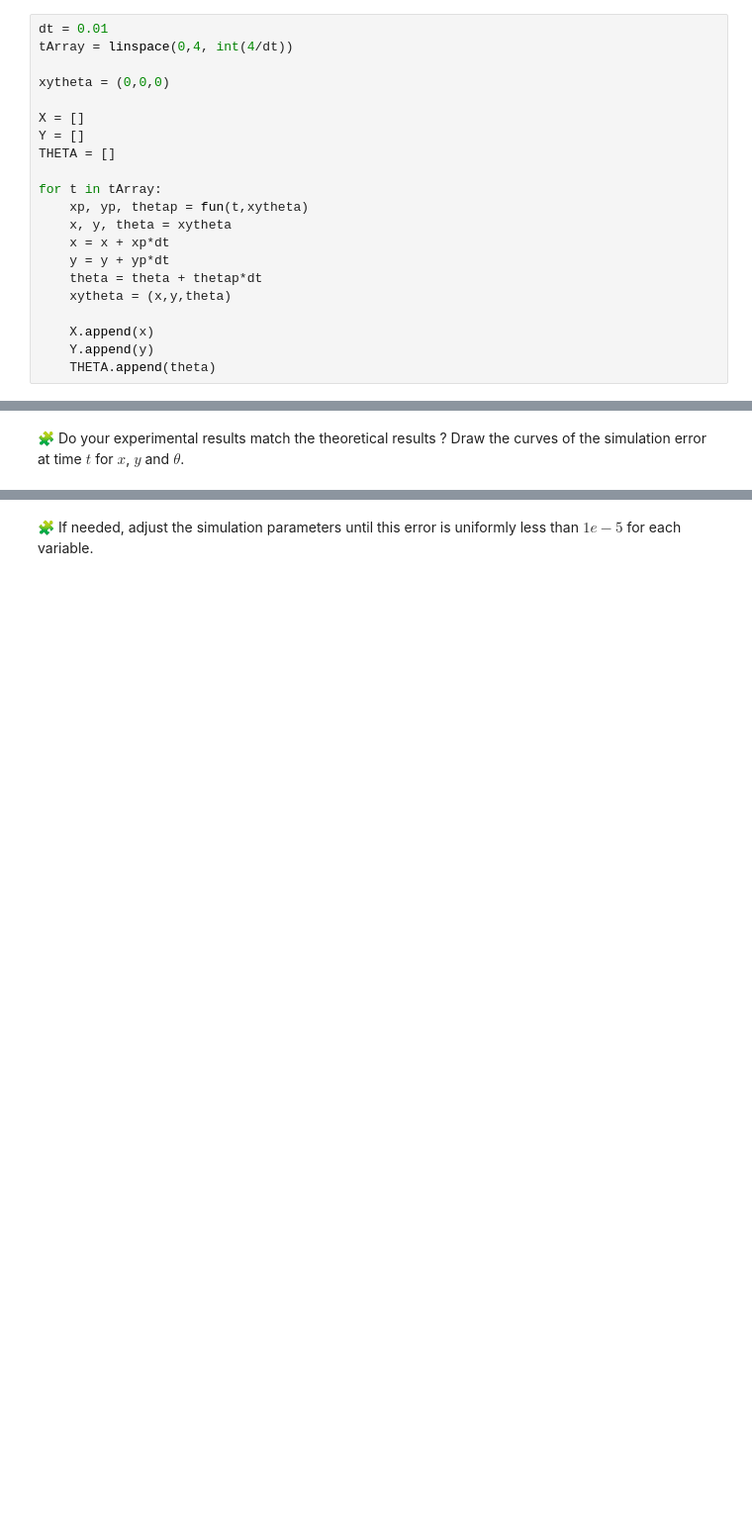
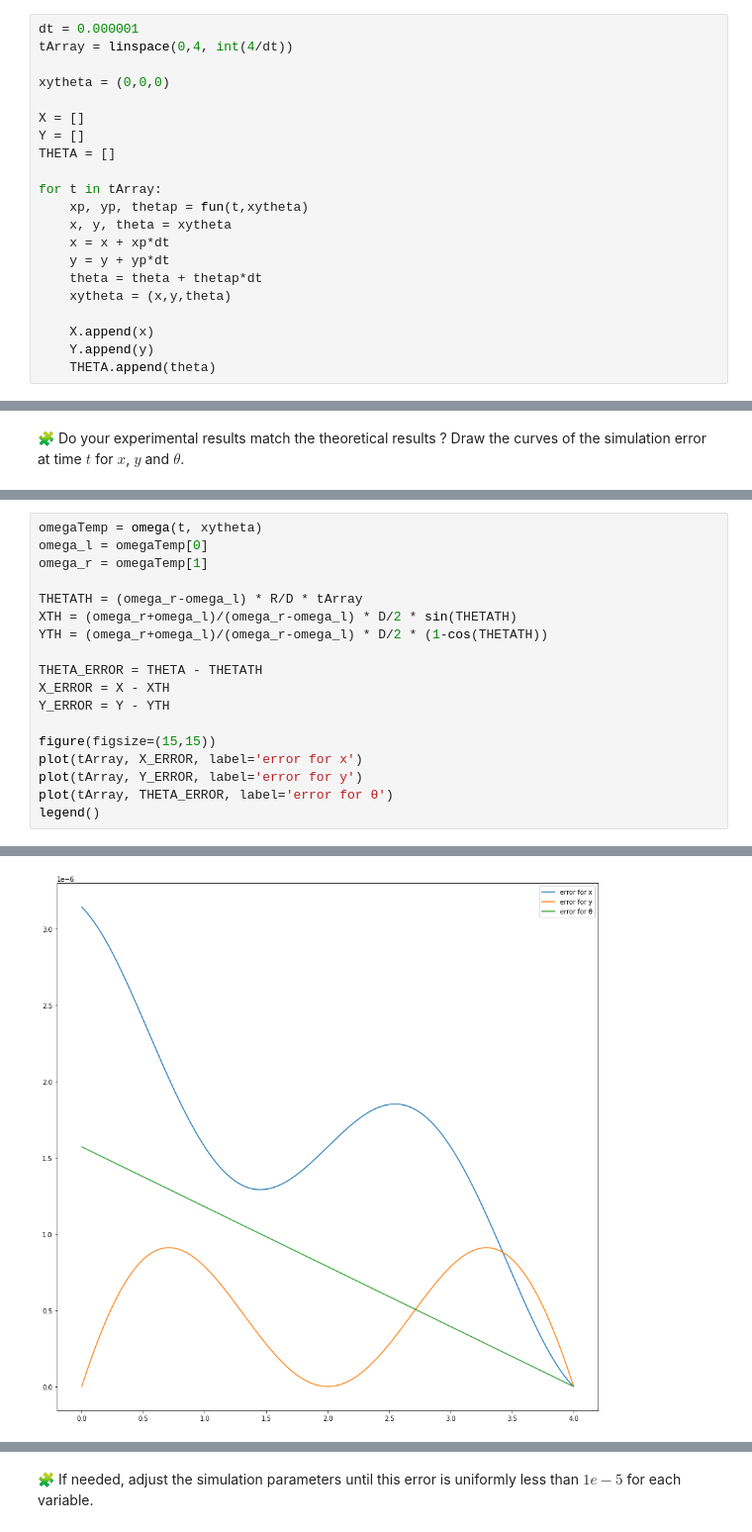
Before and after one commit to MarouaneBAZZAOUI0/control-engineering-with-python-project-2021-2022, a Jupyter notebook: Project - Step 1.ipynb, the cells around one changed output, grey strips where cells are left out. Shown: that part at 99% size. Cells and saved outputs as stored; diff of their text form; blank space fills up the shorter version.

```diff
--- a/Project - Step 1.ipynb
+++ b/Project - Step 1.ipynb
@@ -147,7 +163,7 @@ def fun(t, xytheta):
 and the wheels velocities are the constants $\omega_l = 7.5 \pi$ and $\omega_r = 12.5 \pi$.
 (Compute the dense outputs.)
 # %%
-dt = 0.01
+dt = 0.000001
 tArray = linspace(0,4, int(4/dt))
 
 xytheta = (0,0,0)
@@ -202,0 +219,19 @@ pass
+# %%
+omegaTemp = omega(t, xytheta)
+omega_l = omegaTemp[0]
+omega_r = omegaTemp[1]
+
+THETATH = (omega_r-omega_l) * R/D * tArray
+XTH = (omega_r+omega_l)/(omega_r-omega_l) * D/2 * sin(THETATH)
+YTH = (omega_r+omega_l)/(omega_r-omega_l) * D/2 * (1-cos(THETATH))
+
+THETA_ERROR = THETA - THETATH
+X_ERROR = X - XTH
+Y_ERROR = Y - YTH
+
+figure(figsize=(15,15))
+plot(tArray, X_ERROR, label='error for x')
+plot(tArray, Y_ERROR, label='error for y')
+plot(tArray, THETA_ERROR, label='error for θ')
+legend()
+# %% [output]
@@ -202,0 +239 @@ pass
+[figure, added]
```
Also changed, not shown: parts of 11 cells of this notebook, 4 other files.
